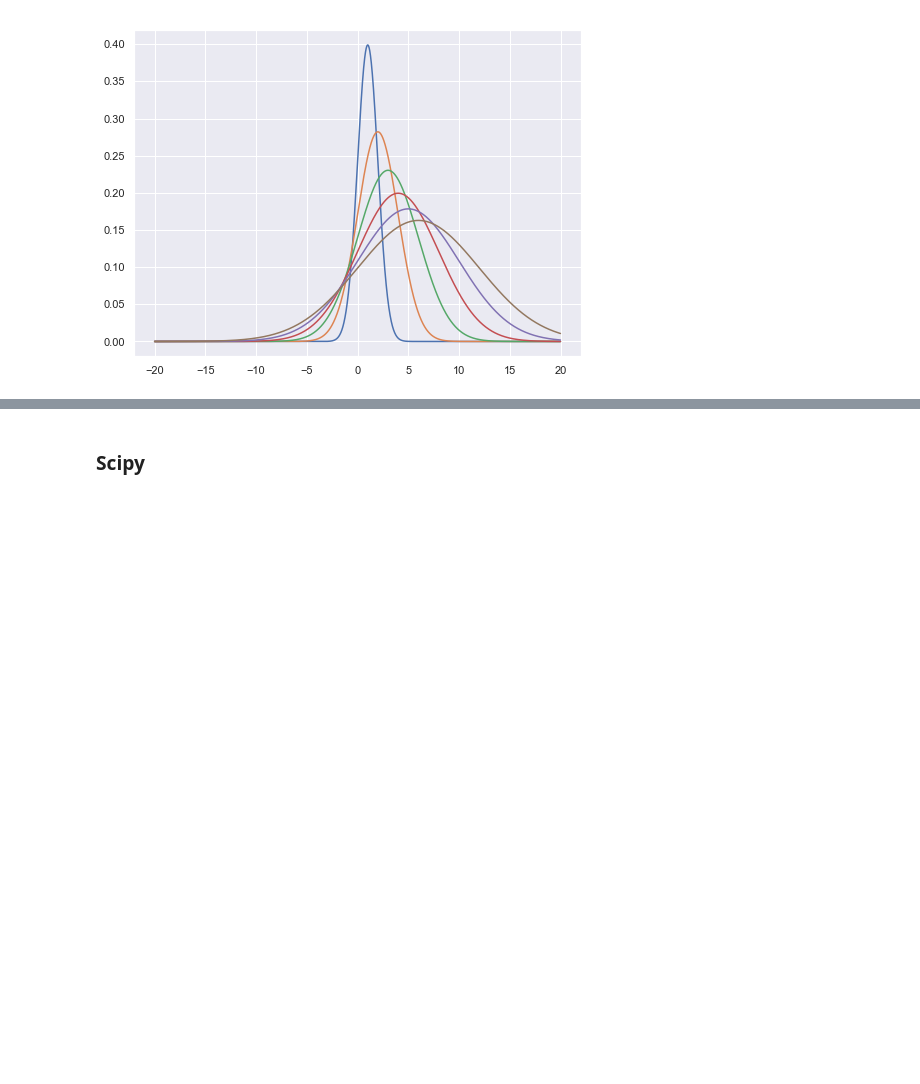
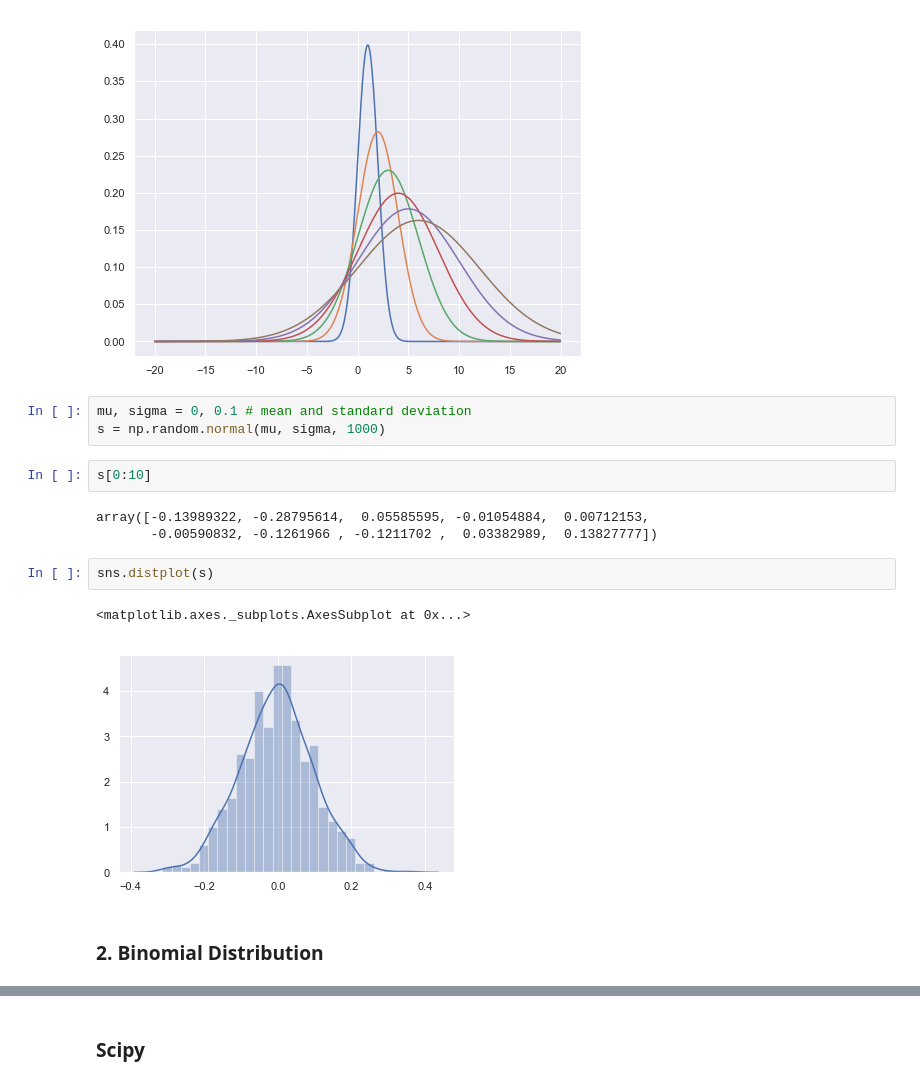
Before and after one commit to npshub/numpy, a Jupyter notebook: 5a. Statistics-Probability.ipynb, the cells around one changed output, grey strips where cells are left out. Saved outputs shown, nothing was run; the diff lists cells and outputs as text; blank space fills up the shorter version.

```diff
--- a/5a. Statistics-Probability.ipynb
+++ b/5a. Statistics-Probability.ipynb
@@ -25,3 +28,18 @@ plt.plot(x,normal(x,1.0,1.0),x,normal(x,2.0,2.0),\
 plt.show()
 # %% [output]
 [figure]
+# %%
+mu, sigma = 0, 0.1 # mean and standard deviation
+s = np.random.normal(mu, sigma, 1000)
+# %%
+s[0:10]
+# %% [output]
+array([-0.13989322, -0.28795614,  0.05585595, -0.01054884,  0.00712153,
+       -0.00590832, -0.1261966 , -0.1211702 ,  0.03382989,  0.13827777])
+# %%
+sns.distplot(s)
+# %% [output]
+<matplotlib.axes._subplots.AxesSubplot at 0x...>
+[figure, added]
+# %% [markdown]
+### 2. Binomial Distribution
```
Also changed, not shown: parts of 45 cells of this notebook, 1 other file.
